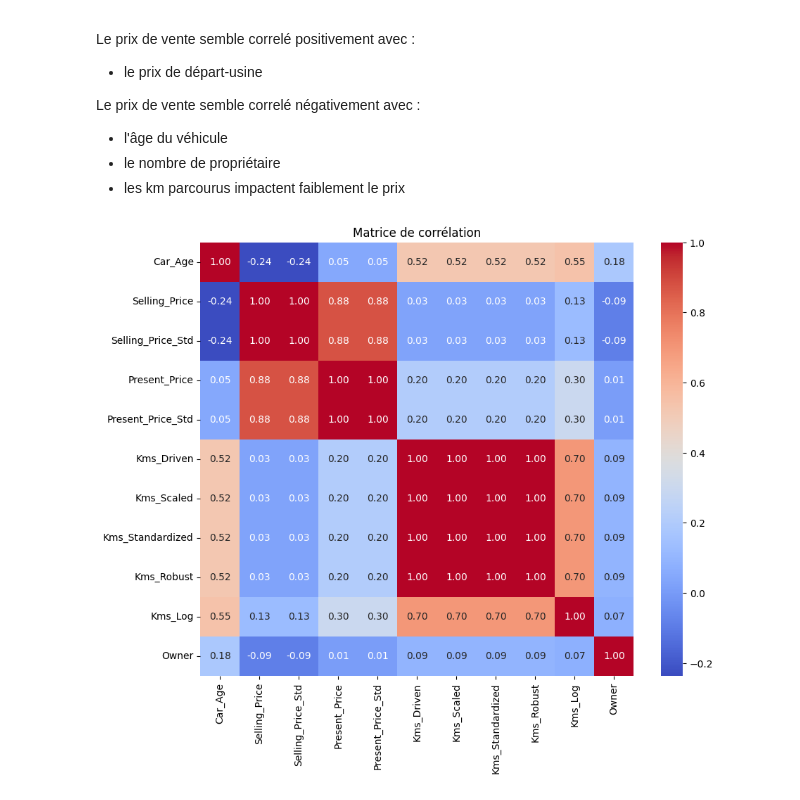
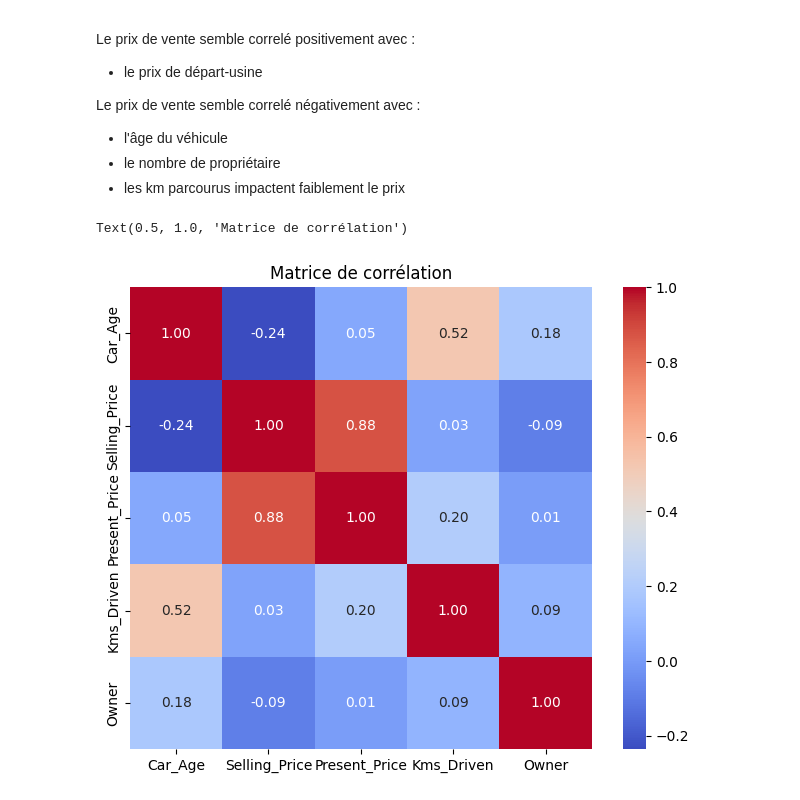
Before and after one commit to bruno-coulet/new-car, a Jupyter notebook: new-car.ipynb, the cells around one changed output. Drawn from its saved outputs; the diff is of its cells as text; code cells hidden in the pictures.

```diff
--- a/new-car.ipynb
+++ b/new-car.ipynb
@@ -12,7 +12,7 @@ from sklearn.preprocessing import MinMaxScaler
 from sklearn.preprocessing import StandardScaler
 from sklearn.preprocessing import RobustScaler
 # %%
-df = pd.read_csv('raw_data/carData.csv')
+df = pd.read_csv('data/carData.csv')
 # %%
 df.info()
 # %% [output]
@@ -206,4 +210,8 @@ plt.tight_layout(rect=[0, 0, 1, 0.95])
 # %%
+df["Fuel_Type_numeric"] = df["Fuel_Type"].map({"Petrol": 1, "Diesel": 2, "CNG": 3})
+df["Seller_Type_numeric"] = df["Seller_Type"].map({"Dealer": 1, "Individual": 2})
+df["Transmission_numeric"] = df["Transmission"].map({"Manual": 0, "Automatic": 1})
+
 # Sélectionner les colonnes numériques
 df_numeric = df[["Year", "Selling_Price", "Present_Price", "Kms_Driven",
                   "Fuel_Type_numeric", "Seller_Type_numeric", "Transmission_numeric", "Owner"]]
@@ -228,17 +234,17 @@ Le prix de vente semble correlé négativement avec :
 - le nombre de propriétaire
 - les km parcourus impactent faiblement le prix
 # %%
-columns_to_keep = ['Car_Age', 'Selling_Price', 'Selling_Price_Std', 'Present_Price', 'Present_Price_Std', 'Kms_Driven','Kms_Scaled', 'Kms_Standardized', 'Kms_Robust', 'Kms_Log', 'Owner'
+columns_to_keep = ['Car_Age', 'Selling_Price', 'Present_Price', 'Kms_Driven', 'Owner'
     ]
 
 # Filtrer le DataFrame pour ne garder que les colonnes spécifiées
 df_filtered = df[columns_to_keep]
 
 correlation_matrix = df_filtered.corr()
 
-plt.figure(figsize=(10, 8))
+plt.figure(figsize=(8, 6))
 sns.heatmap(correlation_matrix, cmap='coolwarm', annot=True, square=True, fmt=".2f")
 plt.title("Matrice de corrélation")
-plt.show()
 # %% [output]
+Text(0.5, 1.0, 'Matrice de corrélation')
-[figure, old version]
+[figure, new version]
```
Also changed, not shown: parts of 4 cells of this notebook, 3 other files.
